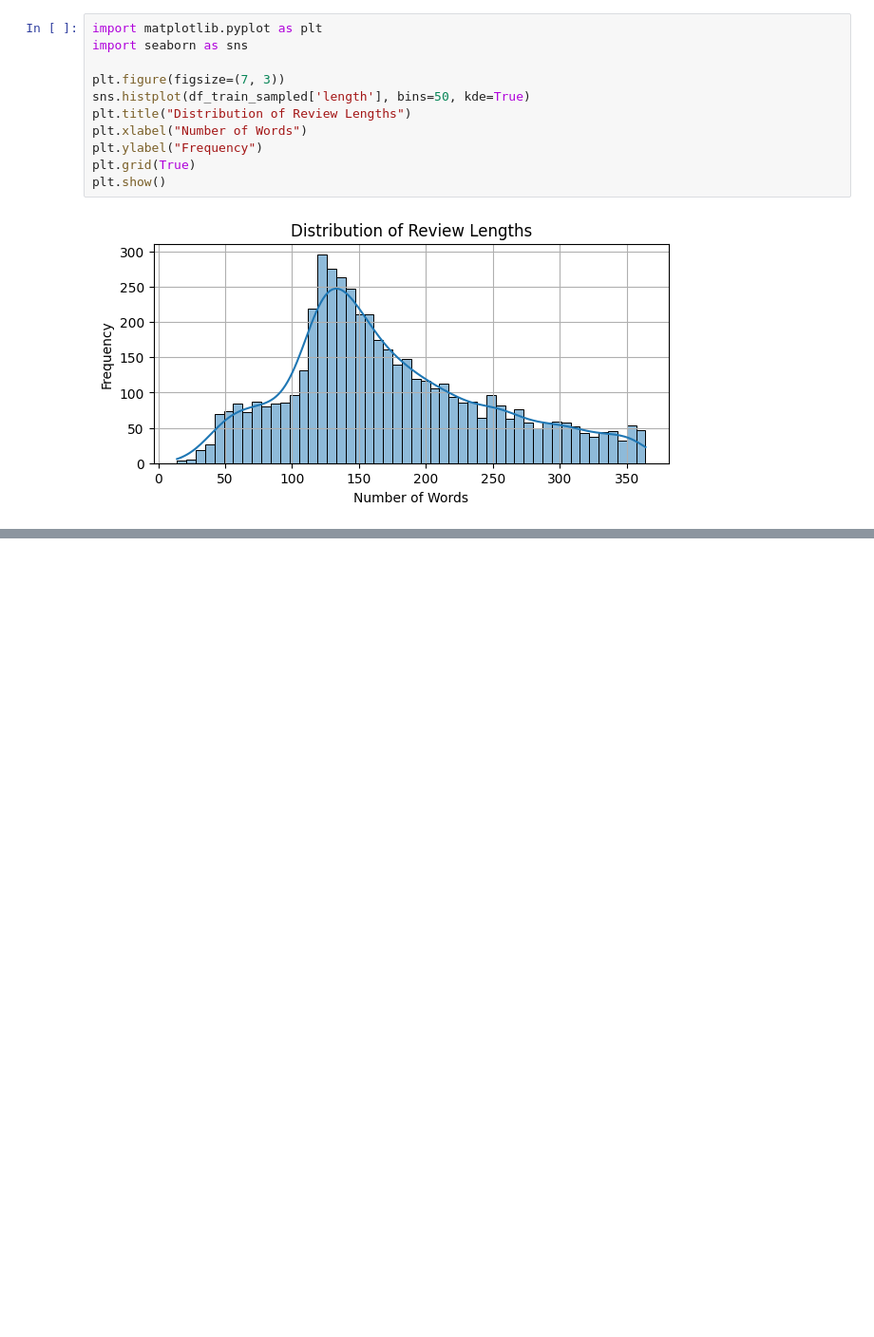
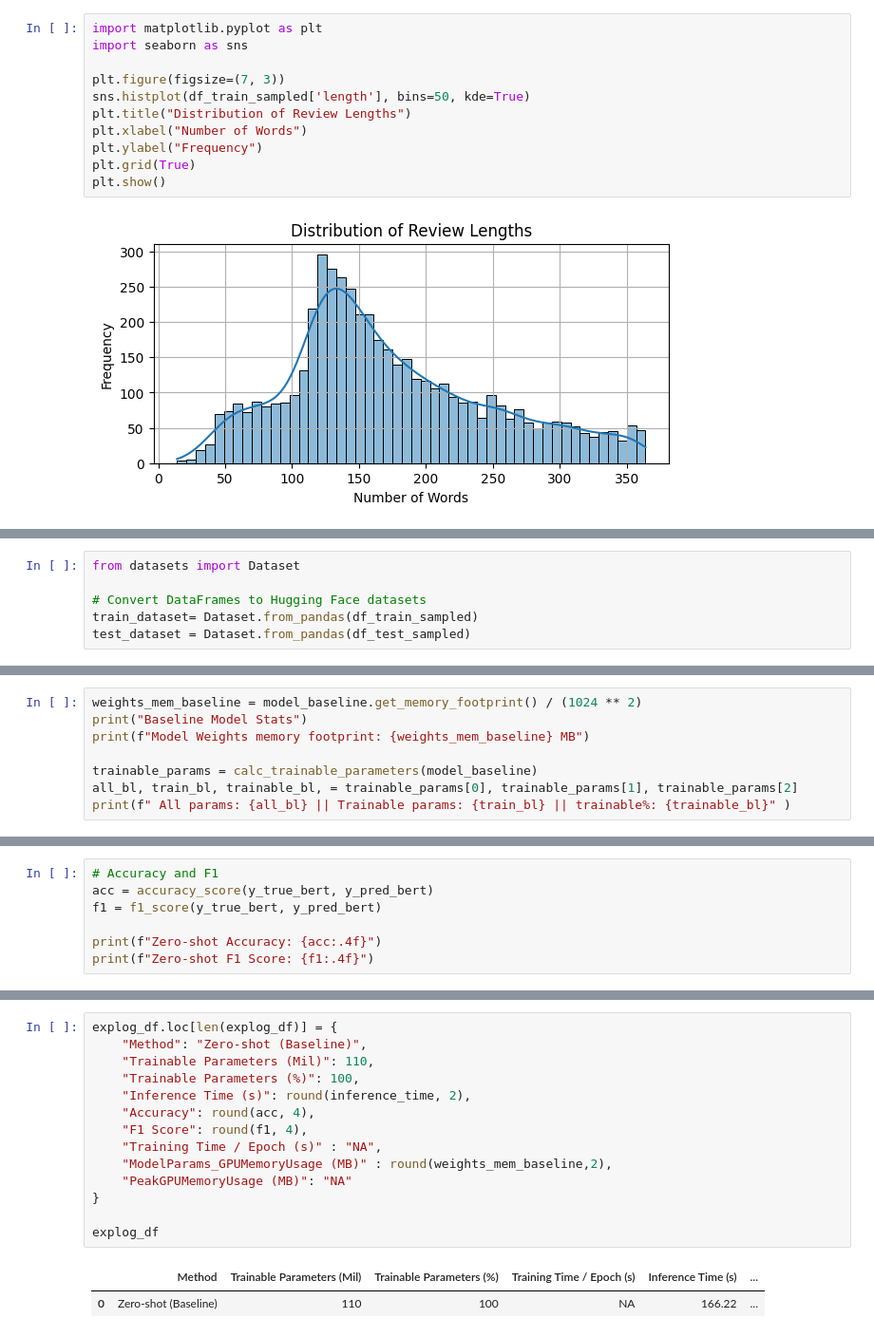
Before and after one commit to battery-code/FineTuneLLM_PEFT_BERT, a Jupyter notebook: Notebook_FineTuningPEFT-BERT.ipynb, the cells around one changed output, grey strips where cells are left out. Shown: that part at 95% size. Saved outputs shown, nothing was run; the diff lists cells and outputs as text; blank space fills up the shorter version.

```diff
--- a/Notebook_FineTuningPEFT-BERT.ipynb
+++ b/Notebook_FineTuningPEFT-BERT.ipynb
@@ -249,0 +250,6 @@ plt.show()
+# %%
+from datasets import Dataset
+
+# Convert DataFrames to Hugging Face datasets
+train_dataset= Dataset.from_pandas(df_train_sampled)
+test_dataset = Dataset.from_pandas(df_test_sampled)
@@ -249,0 +321,8 @@ plt.show()
+# %%
+weights_mem_baseline = model_baseline.get_memory_footprint() / (1024 ** 2)
+print("Baseline Model Stats")
+print(f"Model Weights memory footprint: {weights_mem_baseline} MB")
+
+trainable_params = calc_trainable_parameters(model_baseline)
+all_bl, train_bl, trainable_bl, = trainable_params[0], trainable_params[1], trainable_params[2]
+print(f" All params: {all_bl} || Trainable params: {train_bl} || trainable%: {trainable_bl}" )
@@ -249,0 +364,7 @@ plt.show()
+# %%
+# Accuracy and F1
+acc = accuracy_score(y_true_bert, y_pred_bert)
+f1 = f1_score(y_true_bert, y_pred_bert)
+
+print(f"Zero-shot Accuracy: {acc:.4f}")
+print(f"Zero-shot F1 Score: {f1:.4f}")
@@ -249,0 +378,17 @@ plt.show()
+# %%
+explog_df.loc[len(explog_df)] = {
+    "Method": "Zero-shot (Baseline)",
+    "Trainable Parameters (Mil)": 110,
+    "Trainable Parameters (%)": 100,
+    "Inference Time (s)": round(inference_time, 2),
+    "Accuracy": round(acc, 4),
+    "F1 Score": round(f1, 4),
+    "Training Time / Epoch (s)" : "NA",
+    "ModelParams_GPUMemoryUsage (MB)" : round(weights_mem_baseline,2),
+    "PeakGPUMemoryUsage (MB)": "NA"
+}
+
+explog_df
+# %% [output]
+|  | Method | Trainable Parameters (Mil) | Trainable Parameters (%) | Training Time / Epoch (s) | Inference Time (s) | ... |
+| 0 | Zero-shot (Baseline) | 110 | 100 | NA | 166.22 | ... |
```
Also changed, not shown: parts of 14 cells of this notebook.
